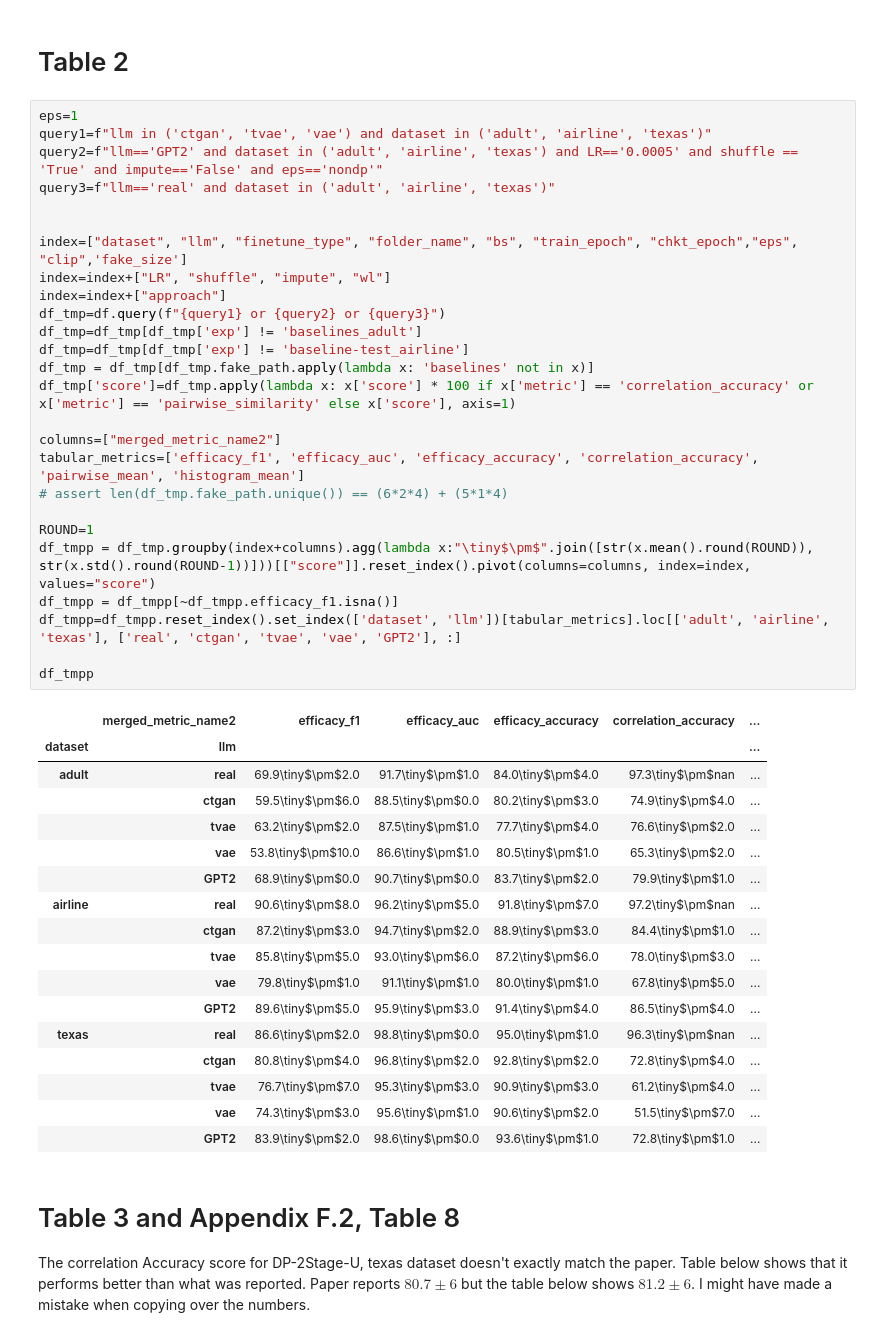
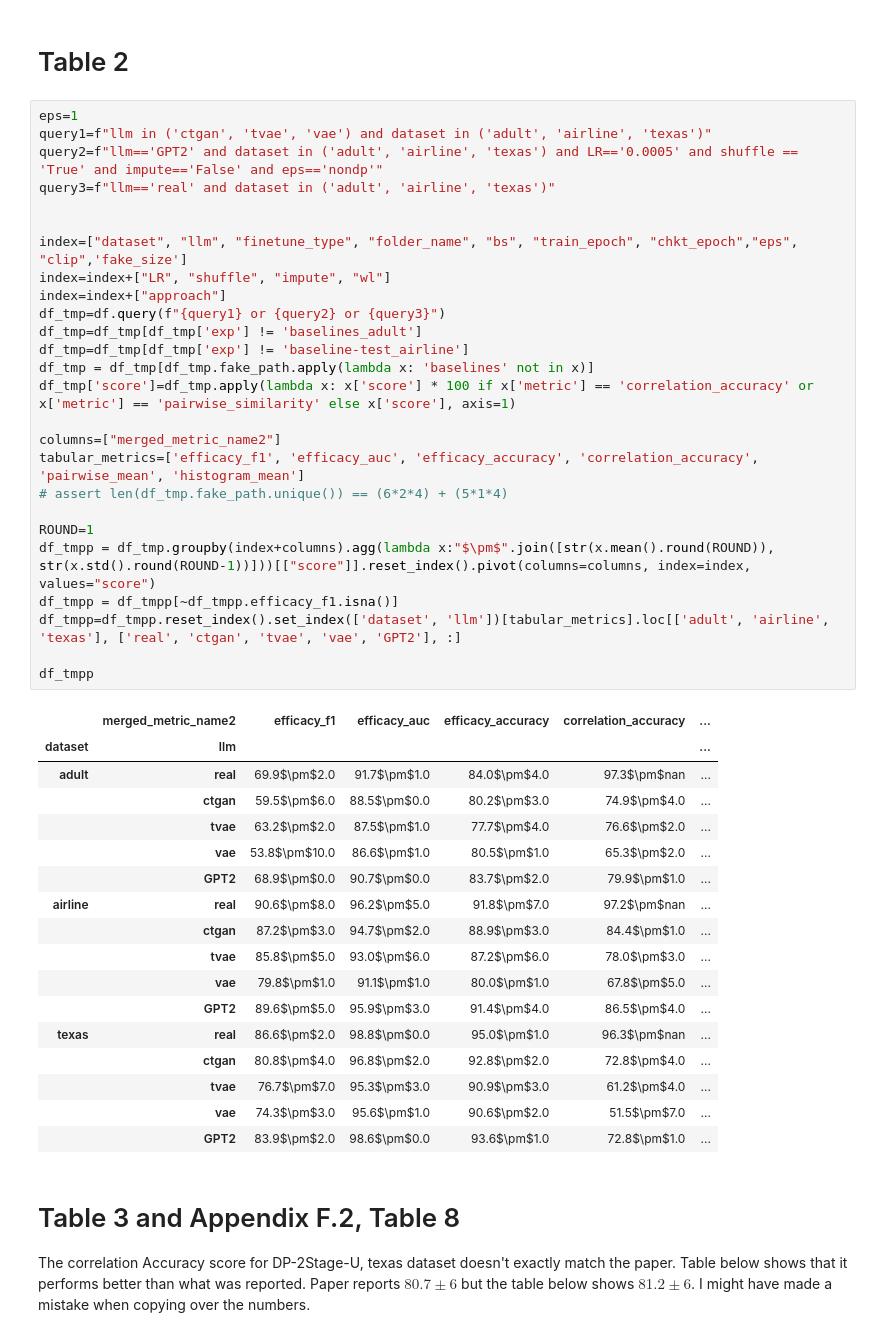
Before and after one commit to tejuafonja/DP-2Stage, a Jupyter notebook: notebooks/tables.ipynb, the cells around one changed output. Cells and saved outputs as stored; diff of their text form.

Commit message:
add notebook to reproduce paper tables

```diff
--- a/notebooks/tables.ipynb
+++ b/notebooks/tables.ipynb
@@ -55,47 +55,47 @@ index=index+["approach"]
 # %%
 eps=1
 query1=f"llm in ('ctgan', 'tvae', 'vae') and dataset in ('adult', 'airline', 'texas')"
 query2=f"llm=='GPT2' and dataset in ('adult', 'airline', 'texas') and LR=='0.0005' and shuffle == 'True' and impute=='False' and eps=='nondp'"
 query3=f"llm=='real' and dataset in ('adult', 'airline', 'texas')"
 
 
 index=["dataset", "llm", "finetune_type", "folder_name", "bs", "train_epoch", "chkt_epoch","eps", "clip",'fake_size']
 index=index+["LR", "shuffle", "impute", "wl"]
 index=index+["approach"]
 df_tmp=df.query(f"{query1} or {query2} or {query3}")
 df_tmp=df_tmp[df_tmp['exp'] != 'baselines_adult']
 df_tmp=df_tmp[df_tmp['exp'] != 'baseline-test_airline']
 df_tmp = df_tmp[df_tmp.fake_path.apply(lambda x: 'baselines' not in x)]
 df_tmp['score']=df_tmp.apply(lambda x: x['score'] * 100 if x['metric'] == 'correlation_accuracy' or x['metric'] == 'pairwise_similarity' else x['score'], axis=1)
 
 columns=["merged_metric_name2"]
 tabular_metrics=['efficacy_f1', 'efficacy_auc', 'efficacy_accuracy', 'correlation_accuracy', 'pairwise_mean', 'histogram_mean']
 # assert len(df_tmp.fake_path.unique()) == (6*2*4) + (5*1*4)
 
 ROUND=1
-df_tmpp = df_tmp.groupby(index+columns).agg(lambda x:"\tiny$\pm$".join([str(x.mean().round(ROUND)), str(x.std().round(ROUND-1))]))[["score"]].reset_index().pivot(columns=columns, index=index, values="score")
+df_tmpp = df_tmp.groupby(index+columns).agg(lambda x:"$\pm$".join([str(x.mean().round(ROUND)), str(x.std().round(ROUND-1))]))[["score"]].reset_index().pivot(columns=columns, index=index, values="score")
 df_tmpp = df_tmpp[~df_tmpp.efficacy_f1.isna()]
 df_tmpp=df_tmpp.reset_index().set_index(['dataset', 'llm'])[tabular_metrics].loc[['adult', 'airline', 'texas'], ['real', 'ctgan', 'tvae', 'vae', 'GPT2'], :]
 
 df_tmpp
 # %% [output]
 |  | merged_metric_name2 | efficacy_f1 | efficacy_auc | efficacy_accuracy | correlation_accuracy | ... |
 | dataset | llm |  |  |  |  | ... |
-| adult | real | 69.9\tiny$\pm$2.0 | 91.7\tiny$\pm$1.0 | 84.0\tiny$\pm$4.0 | 97.3\tiny$\pm$nan | ... |
-|  | ctgan | 59.5\tiny$\pm$6.0 | 88.5\tiny$\pm$0.0 | 80.2\tiny$\pm$3.0 | 74.9\tiny$\pm$4.0 | ... |
-|  | tvae | 63.2\tiny$\pm$2.0 | 87.5\tiny$\pm$1.0 | 77.7\tiny$\pm$4.0 | 76.6\tiny$\pm$2.0 | ... |
-|  | vae | 53.8\tiny$\pm$10.0 | 86.6\tiny$\pm$1.0 | 80.5\tiny$\pm$1.0 | 65.3\tiny$\pm$2.0 | ... |
-|  | GPT2 | 68.9\tiny$\pm$0.0 | 90.7\tiny$\pm$0.0 | 83.7\tiny$\pm$2.0 | 79.9\tiny$\pm$1.0 | ... |
-| airline | real | 90.6\tiny$\pm$8.0 | 96.2\tiny$\pm$5.0 | 91.8\tiny$\pm$7.0 | 97.2\tiny$\pm$nan | ... |
-|  | ctgan | 87.2\tiny$\pm$3.0 | 94.7\tiny$\pm$2.0 | 88.9\tiny$\pm$3.0 | 84.4\tiny$\pm$1.0 | ... |
-|  | tvae | 85.8\tiny$\pm$5.0 | 93.0\tiny$\pm$6.0 | 87.2\tiny$\pm$6.0 | 78.0\tiny$\pm$3.0 | ... |
-|  | vae | 79.8\tiny$\pm$1.0 | 91.1\tiny$\pm$1.0 | 80.0\tiny$\pm$1.0 | 67.8\tiny$\pm$5.0 | ... |
-|  | GPT2 | 89.6\tiny$\pm$5.0 | 95.9\tiny$\pm$3.0 | 91.4\tiny$\pm$4.0 | 86.5\tiny$\pm$4.0 | ... |
-| texas | real | 86.6\tiny$\pm$2.0 | 98.8\tiny$\pm$0.0 | 95.0\tiny$\pm$1.0 | 96.3\tiny$\pm$nan | ... |
-|  | ctgan | 80.8\tiny$\pm$4.0 | 96.8\tiny$\pm$2.0 | 92.8\tiny$\pm$2.0 | 72.8\tiny$\pm$4.0 | ... |
-|  | tvae | 76.7\tiny$\pm$7.0 | 95.3\tiny$\pm$3.0 | 90.9\tiny$\pm$3.0 | 61.2\tiny$\pm$4.0 | ... |
-|  | vae | 74.3\tiny$\pm$3.0 | 95.6\tiny$\pm$1.0 | 90.6\tiny$\pm$2.0 | 51.5\tiny$\pm$7.0 | ... |
-|  | GPT2 | 83.9\tiny$\pm$2.0 | 98.6\tiny$\pm$0.0 | 93.6\tiny$\pm$1.0 | 72.8\tiny$\pm$1.0 | ... |
+| adult | real | 69.9$\pm$2.0 | 91.7$\pm$1.0 | 84.0$\pm$4.0 | 97.3$\pm$nan | ... |
+|  | ctgan | 59.5$\pm$6.0 | 88.5$\pm$0.0 | 80.2$\pm$3.0 | 74.9$\pm$4.0 | ... |
+|  | tvae | 63.2$\pm$2.0 | 87.5$\pm$1.0 | 77.7$\pm$4.0 | 76.6$\pm$2.0 | ... |
+|  | vae | 53.8$\pm$10.0 | 86.6$\pm$1.0 | 80.5$\pm$1.0 | 65.3$\pm$2.0 | ... |
+|  | GPT2 | 68.9$\pm$0.0 | 90.7$\pm$0.0 | 83.7$\pm$2.0 | 79.9$\pm$1.0 | ... |
+| airline | real | 90.6$\pm$8.0 | 96.2$\pm$5.0 | 91.8$\pm$7.0 | 97.2$\pm$nan | ... |
+|  | ctgan | 87.2$\pm$3.0 | 94.7$\pm$2.0 | 88.9$\pm$3.0 | 84.4$\pm$1.0 | ... |
+|  | tvae | 85.8$\pm$5.0 | 93.0$\pm$6.0 | 87.2$\pm$6.0 | 78.0$\pm$3.0 | ... |
+|  | vae | 79.8$\pm$1.0 | 91.1$\pm$1.0 | 80.0$\pm$1.0 | 67.8$\pm$5.0 | ... |
+|  | GPT2 | 89.6$\pm$5.0 | 95.9$\pm$3.0 | 91.4$\pm$4.0 | 86.5$\pm$4.0 | ... |
+| texas | real | 86.6$\pm$2.0 | 98.8$\pm$0.0 | 95.0$\pm$1.0 | 96.3$\pm$nan | ... |
+|  | ctgan | 80.8$\pm$4.0 | 96.8$\pm$2.0 | 92.8$\pm$2.0 | 72.8$\pm$4.0 | ... |
+|  | tvae | 76.7$\pm$7.0 | 95.3$\pm$3.0 | 90.9$\pm$3.0 | 61.2$\pm$4.0 | ... |
+|  | vae | 74.3$\pm$3.0 | 95.6$\pm$1.0 | 90.6$\pm$2.0 | 51.5$\pm$7.0 | ... |
+|  | GPT2 | 83.9$\pm$2.0 | 98.6$\pm$0.0 | 93.6$\pm$1.0 | 72.8$\pm$1.0 | ... |
 # %% [markdown]
 # Table 3 and Appendix F.2, Table 8
 
```
Also changed, not shown: parts of 4 cells of this notebook.
